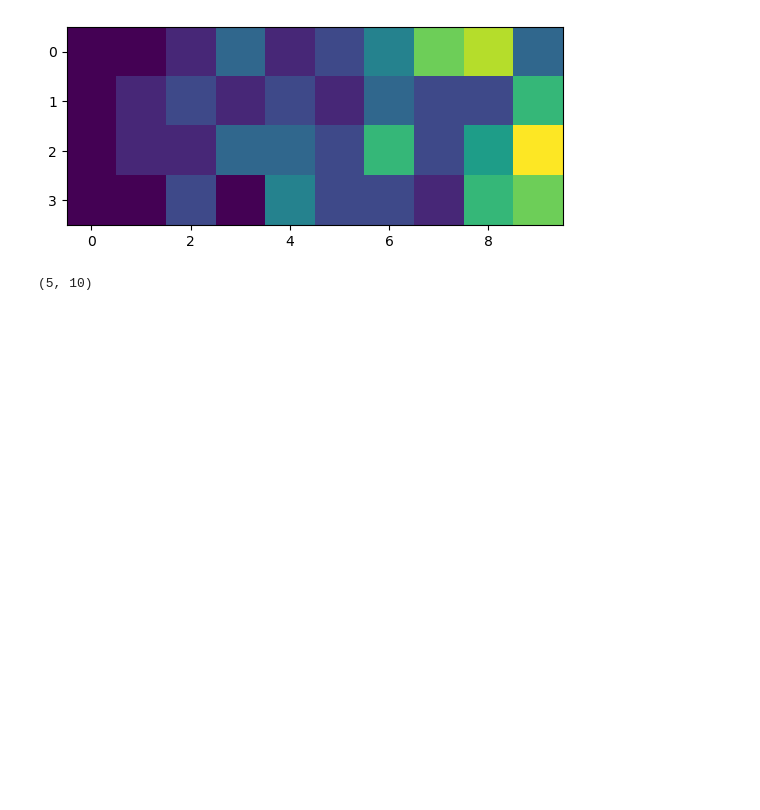
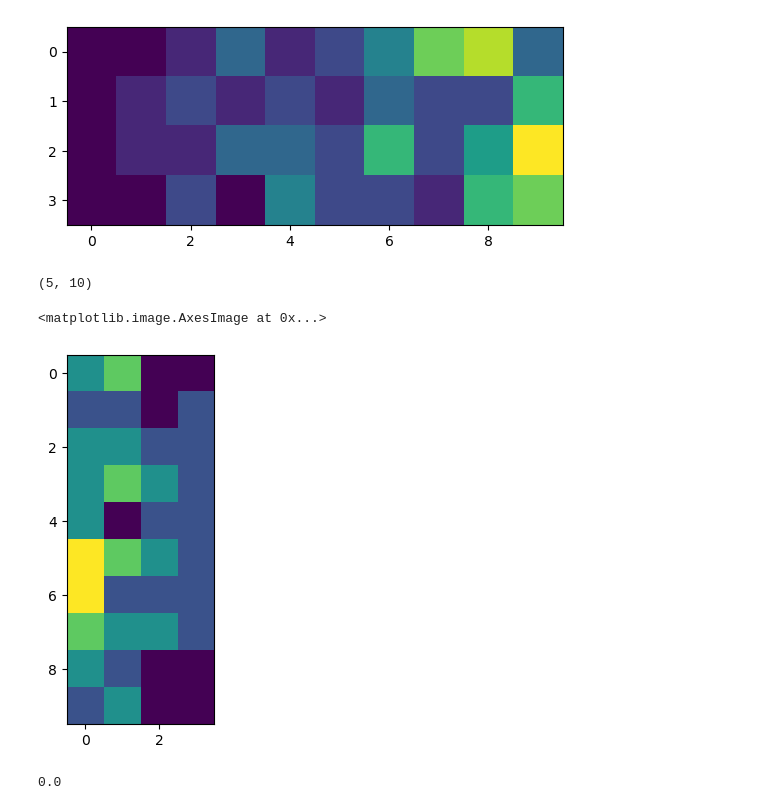
Before and after one commit to 4TUResearchData-Carpentries/gitautopush-sandbox, a Jupyter notebook: Python_day1.ipynb, the cells around one changed output. Drawn from its saved outputs; the diff is of its cells as text; code cells hidden in the pictures; blank space fills up the shorter version.

```diff
--- a/Python_day1.ipynb
+++ b/Python_day1.ipynb
@@ -324,4 +324,11 @@ data_selec_2.shape
 # %%
 data_selec_3=data[:10,36:]
 # %%
-plt.imshow(data_se)
+plt.imshow(data_selec_3)
+# %% [output]
+<matplotlib.image.AxesImage at 0x...>
+[figure, added]
+# %%
+data[-1,-1]
+# %% [output]
+0.0
```
Also changed, not shown: parts of 1 cell of this notebook.
